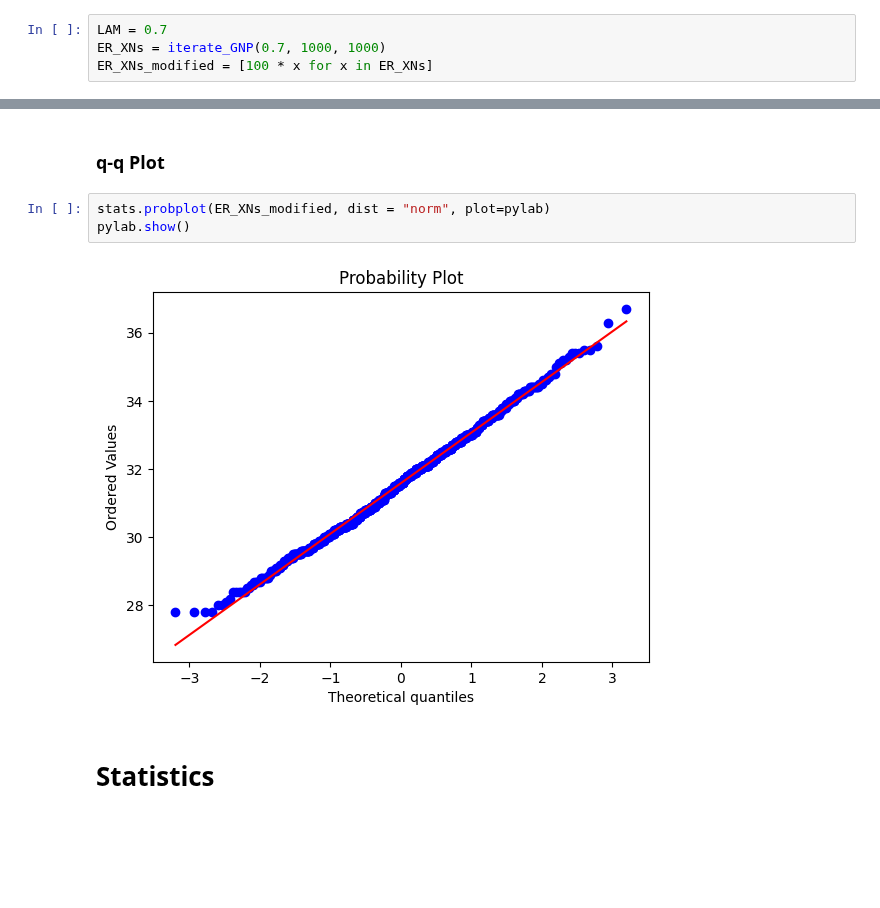
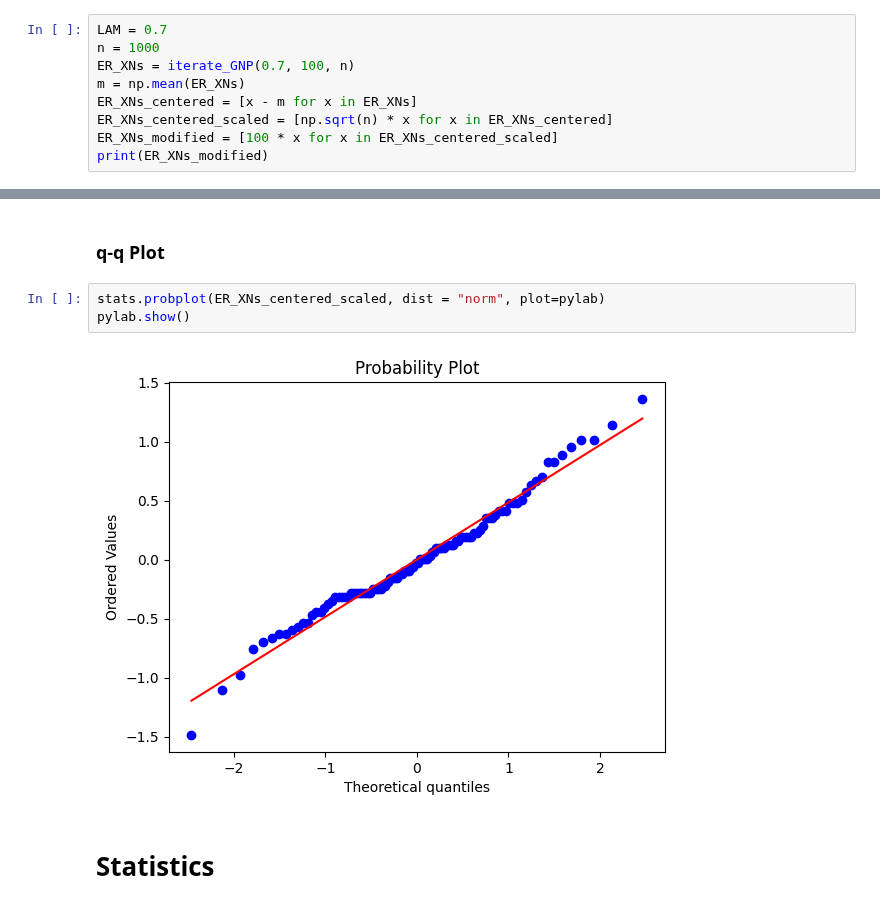
Before and after one commit to JulesGB/MeanFieldLastPassagePercolation, a Jupyter notebook: simulations2.ipynb, the cells around one changed output, grey strips where cells are left out. Saved outputs shown, nothing was run; the diff lists cells and outputs as text; blank space fills up the shorter version.

Commit message:
scaled data and cosmetic changes

```diff
--- a/simulations2.ipynb
+++ b/simulations2.ipynb
@@ -79,5 +84,10 @@ GWBP_XNs = iterate_GWBP_EX_N(LAM, 10000)
 GWBP_XNs_modified = [100 * x for x in GWBP_XNs]
 # %%
 LAM = 0.7
-ER_XNs = iterate_GNP(0.7, 1000, 1000)
-ER_XNs_modified = [100 * x for x in ER_XNs]
+n = 1000
+ER_XNs = iterate_GNP(0.7, 100, n)
+m = np.mean(ER_XNs)
+ER_XNs_centered = [x - m for x in ER_XNs]
+ER_XNs_centered_scaled = [np.sqrt(n) * x for x in ER_XNs_centered]
+ER_XNs_modified = [100 * x for x in ER_XNs_centered_scaled]
+print(ER_XNs_modified)
@@ -90,10 +110,10 @@ generate_histogram(LAM, ER_XNs_modified)
 # %% [markdown]
 ### q-q Plot
 # %%
-stats.probplot(ER_XNs_modified, dist = "norm", plot=pylab)
+stats.probplot(ER_XNs_centered_scaled, dist = "norm", plot=pylab)
 pylab.show()
 # %% [output]
-[figure, old version]
+[figure, new version]
 # %% [markdown]
 # Statistics
 # %%
```
Also changed, not shown: parts of 6 cells of this notebook.
